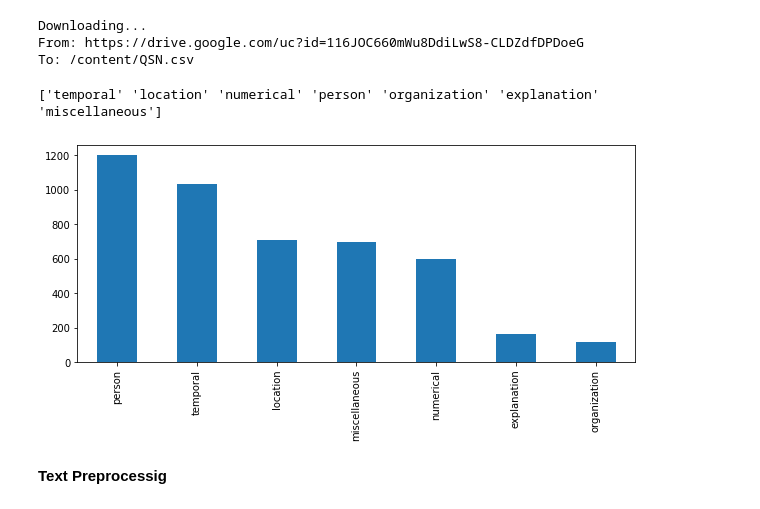
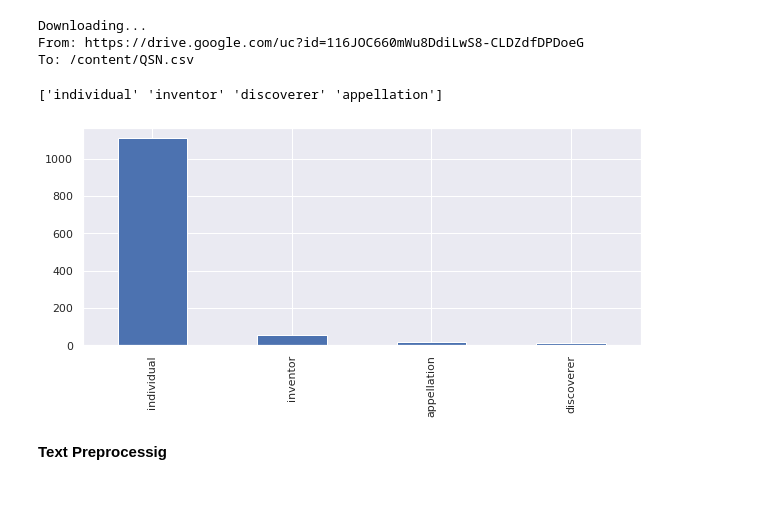
Before and after one commit to TimilsinaSushil/Thesis, a Jupyter notebook: Person_Hyperparameter_Optimization.ipynb, the cells around one changed output. Saved outputs shown, nothing was run; the diff lists cells and outputs as text; code cells hidden in the pictures.

```diff
--- a/Person_Hyperparameter_Optimization.ipynb
+++ b/Person_Hyperparameter_Optimization.ipynb
@@ -27,15 +22,17 @@ Downloading...
 From: https://drive.google.com/uc?id=116JOC660mWu8DdiLwS8-CLDZdfDPDoeG
 To: /content/QSN.csv
 # %%
-#coarse type filtering
-df=df[df['CoarseType'].isin(['location','temporal','numerical','person','organization','explanation','miscellaneous'])]
-coarse_type=df['CoarseType'].unique()
-print(coarse_type)
+#fine type filtering
+df=df[df['CoarseType'].isin(['person'])]
+df=df[df['FineType'].isin(['individual','inventor','discoverer','appellation'])]
+fine_type=df['FineType'].unique()
+output_shape=len(fine_type)
+print(fine_type)
 plt.figure(figsize=(10,4))
-df.CoarseType.value_counts().plot(kind='bar');
+df.FineType.value_counts().plot(kind='bar');
 # %% [output]
-['temporal' 'location' 'numerical' 'person' 'organization' 'explanation' 'miscellaneous']
+['individual' 'inventor' 'discoverer' 'appellation']
-[figure, old version]
+[figure, new version]
 # %% [markdown]
 **Text Preprocessig**
 # %%
```
Also changed, not shown: parts of 16 cells of this notebook.
